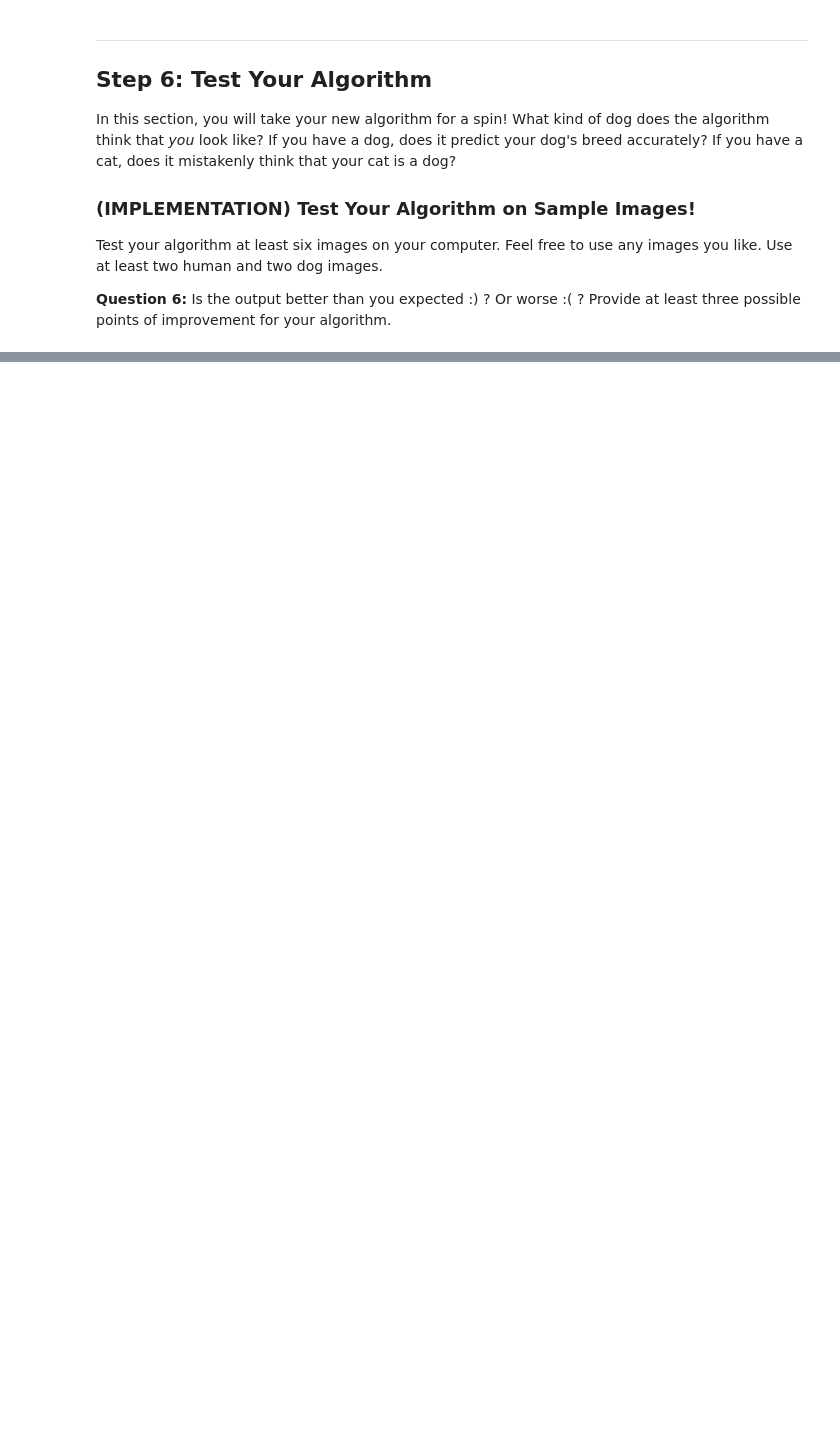
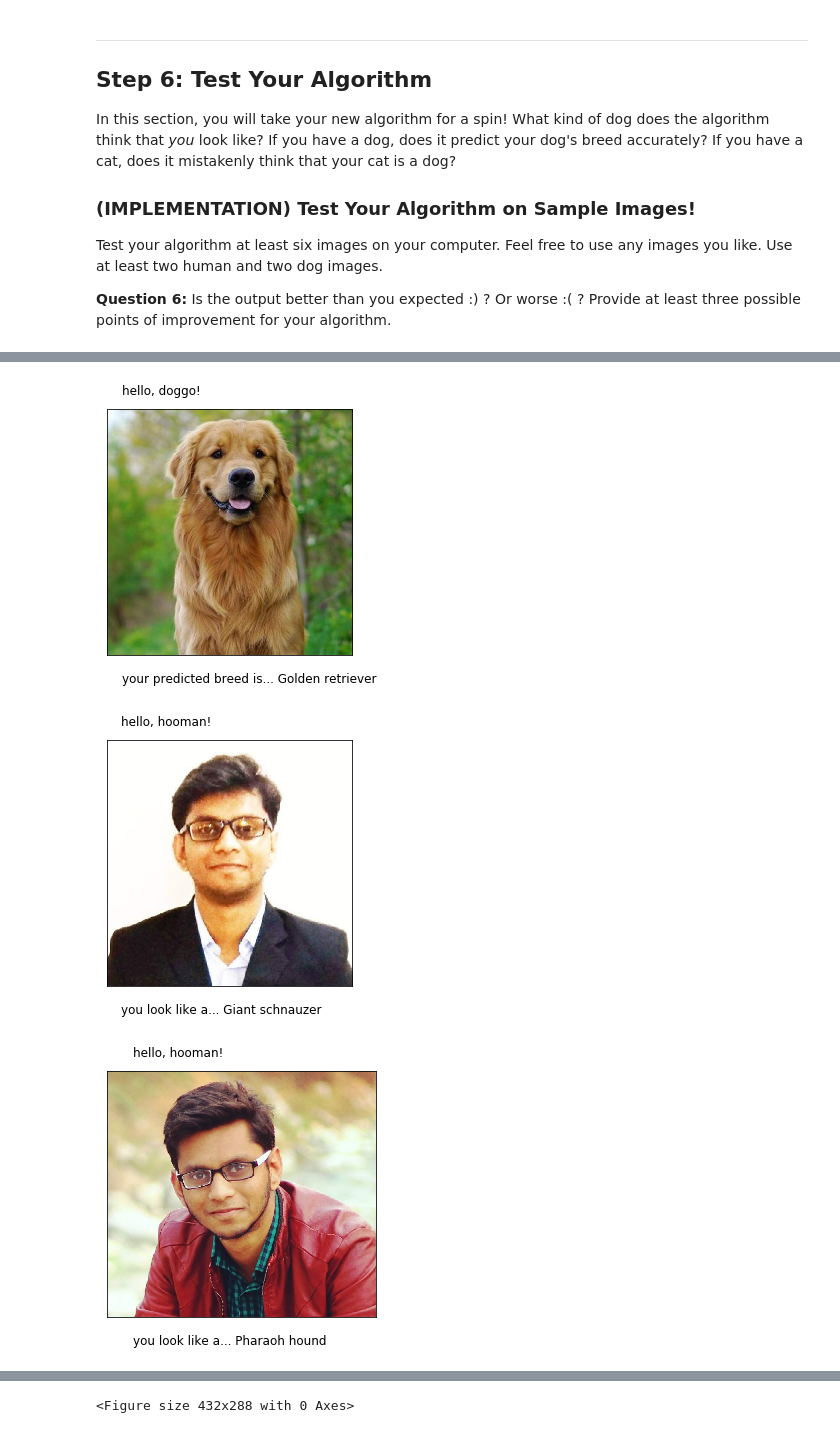
Before and after one commit to gokriznastic/dog-breed-classifier, a Jupyter notebook: project-dog-classification/dog_app.ipynb, the cells around one changed output, grey strips where cells are left out. Cells and saved outputs as stored; diff of their text form; code cells hidden in the pictures; blank space fills up the shorter version.

```diff
--- a/project-dog-classification/dog_app.ipynb
+++ b/project-dog-classification/dog_app.ipynb
@@ -521,9 +646,11 @@ optimizer_transfer = None
 ### (IMPLEMENTATION) Train and Validate the Model
 
 Train and validate your model in the code cell below.  [Save the final model parameters](http://pytorch.org/docs/master/notes/serialization.html) at filepath `'model_transfer.pt'`.
+# %%
+n_epochs = 50
 # %%
 # train the model
-model_transfer = # train(n_epochs, loaders_transfer, model_transfer, optimizer_transfer, criterion_transfer, use_cuda, 'model_transfer.pt')
+model_transfer = train(n_epochs, loaders_transfer, model_transfer, optimizer_transfer, criterion_transfer, use_cuda, 'model_transfer.pt')
 
 # load the model that got the best validation accuracy (uncomment the line below)
-#model_transfer.load_state_dict(torch.load('model_transfer.pt'))
+model_transfer.load_state_dict(torch.load('model_transfer.pt'))
@@ -574,3 +745,29 @@ def run_app(img_path):
+# %%
+### TODO: Write your algorithm.
+### Feel free to use as many code cells as needed.
+
+def display(img, top_text, bottom_text):
+    plt.imshow(img)
+    plt.tight_layout()
+    plt.gcf().text(0.25, 1, top_text, fontsize=12)
+    plt.gcf().text(0.25, 0, bottom_text, fontsize=12)
+    plt.xticks([]),plt.yticks([])
+    plt.show()
+# %%
+def run_app(img_path):
+    img = Image.open(img_path)
+
+    ## handle cases for a human face, dog, and neither
+    if (face_detector(img_path)):
+        top_text = "hello, hooman!"
+        bottom_text = "you look like a... " + predict_breed_transfer(img_path)
+    elif(dog_detector(img_path)):
+        top_text = "hello, doggo!"
+        bottom_text = "your predicted breed is... " + predict_breed_transfer(img_path)
+    else:
+        top_text = "no doggo or hooman found here!"
+        bottom_text = ""
+    display(img, top_text, bottom_text)
 # %% [markdown]
 ---
 <a id='step6'></a>
@@ -588,8 +795,13 @@ __Answer:__ (Three possible points for improvement)
 # %%
 ## TODO: Execute your algorithm from Step 6 on
 ## at least 6 images on your computer.
 ## Feel free to use as many code cells as needed.
+testImages = os.listdir('testImages/')
 
-## suggested code, below
-for file in np.hstack((human_files[:3], dog_files[:3])):
-    run_app(file)
+for i in range(len(testImages)):
+    run_app('testImages/' + testImages[i])
+    plt.tight_layout()
+# %% [output]
+[figure, added]
+[figure, added]
+[figure, added]
@@ -595,0 +811 @@ for file in np.hstack((human_files[:3], dog_files[:3])):
+<Figure size 432x288 with 0 Axes>
```
Also changed, not shown: parts of 27 cells of this notebook, 6 other files.
